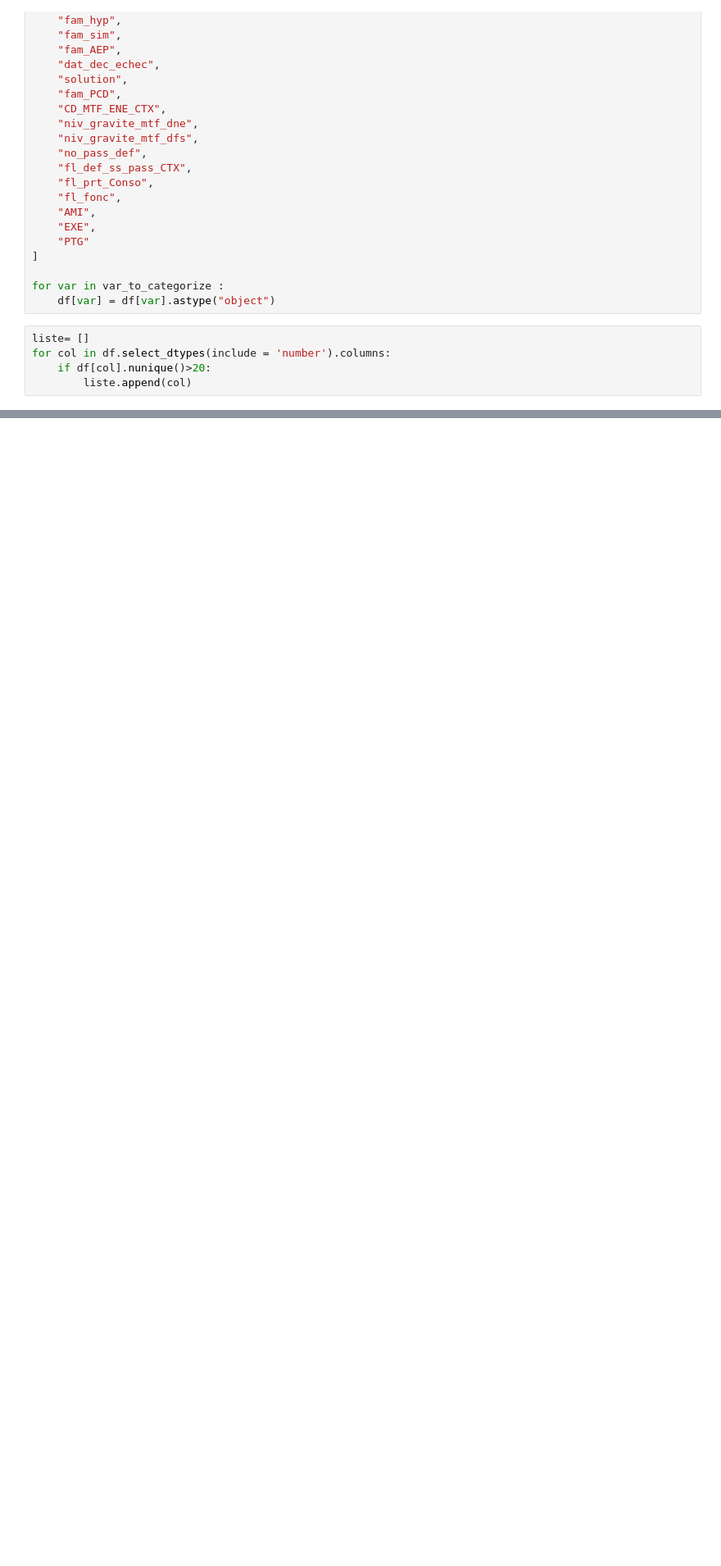
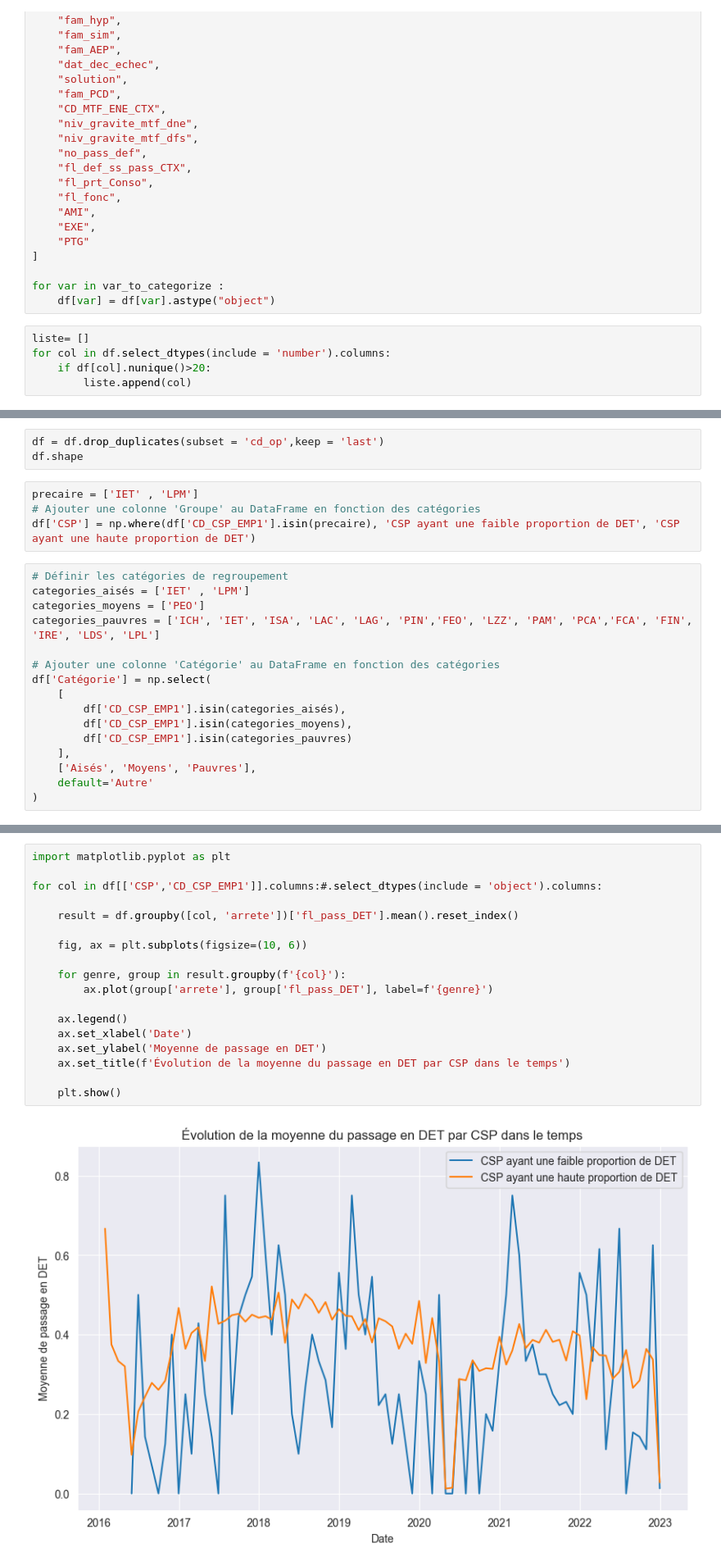
Before and after one commit to samuel-LP/Challenge-Credit-Logement, a Jupyter notebook: Notebooks/Analyse exploratoire.ipynb, the cells around one changed output, grey strips where cells are left out. Shown at 82% size. Cells and saved outputs as stored; diff of their text form; blank space fills up the shorter version.

```diff
--- a/Notebooks/Analyse exploratoire.ipynb
+++ b/Notebooks/Analyse exploratoire.ipynb
@@ -232,0 +320,23 @@ for cd_op, group in grouped_df:
+# %%
+df = df.drop_duplicates(subset = 'cd_op',keep = 'last')
+df.shape
+# %%
+precaire = ['IET' , 'LPM']
+# Ajouter une colonne 'Groupe' au DataFrame en fonction des catégories
+df['CSP'] = np.where(df['CD_CSP_EMP1'].isin(precaire), 'CSP ayant une faible proportion de DET', 'CSP ayant une haute proportion de DET')
+# %%
+# Définir les catégories de regroupement
+categories_aisés = ['IET' , 'LPM']
+categories_moyens = ['PEO']
+categories_pauvres = ['ICH', 'IET', 'ISA', 'LAC', 'LAG', 'PIN','FEO', 'LZZ', 'PAM', 'PCA','FCA', 'FIN', 'IRE', 'LDS', 'LPL']
+
+# Ajouter une colonne 'Catégorie' au DataFrame en fonction des catégories
+df['Catégorie'] = np.select(
+    [
+        df['CD_CSP_EMP1'].isin(categories_aisés),
+        df['CD_CSP_EMP1'].isin(categories_moyens),
+        df['CD_CSP_EMP1'].isin(categories_pauvres)
+    ],
+    ['Aisés', 'Moyens', 'Pauvres'],
+    default='Autre'
+)
@@ -232,0 +346,20 @@ for cd_op, group in grouped_df:
+# %%
+import matplotlib.pyplot as plt
+
+for col in df[['CSP','CD_CSP_EMP1']].columns:#.select_dtypes(include = 'object').columns:
+
+    result = df.groupby([col, 'arrete'])['fl_pass_DET'].mean().reset_index()
+
+    fig, ax = plt.subplots(figsize=(10, 6))
+
+    for genre, group in result.groupby(f'{col}'):
+        ax.plot(group['arrete'], group['fl_pass_DET'], label=f'{genre}')
+
+    ax.legend()
+    ax.set_xlabel('Date')
+    ax.set_ylabel('Moyenne de passage en DET')
+    ax.set_title(f'Évolution de la moyenne du passage en DET par CSP dans le temps')
+
+    plt.show()
+# %% [output]
+[figure, added]
```
Also changed, not shown: parts of 25 cells of this notebook.
